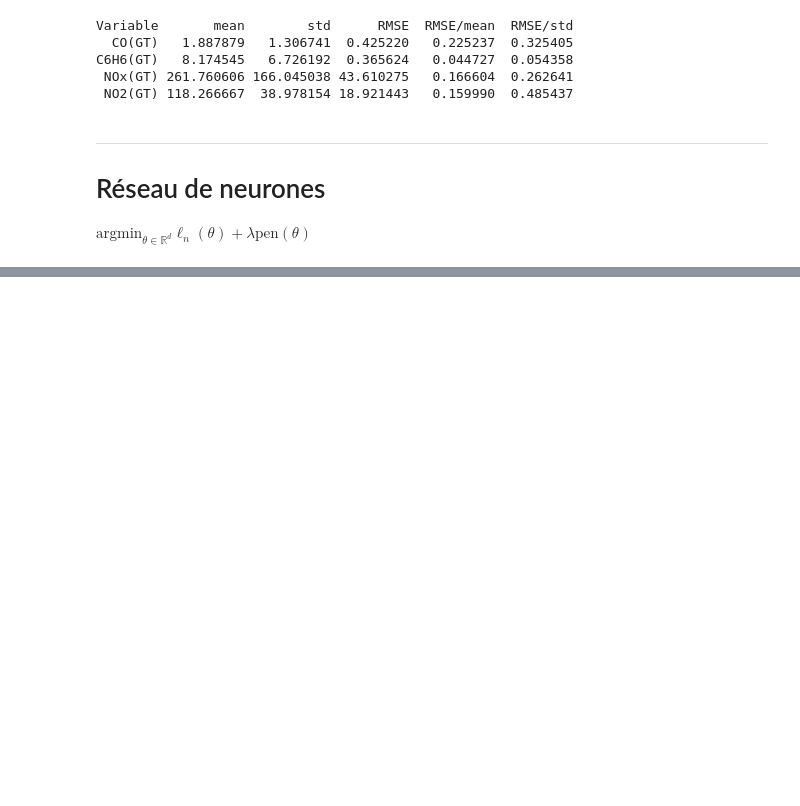
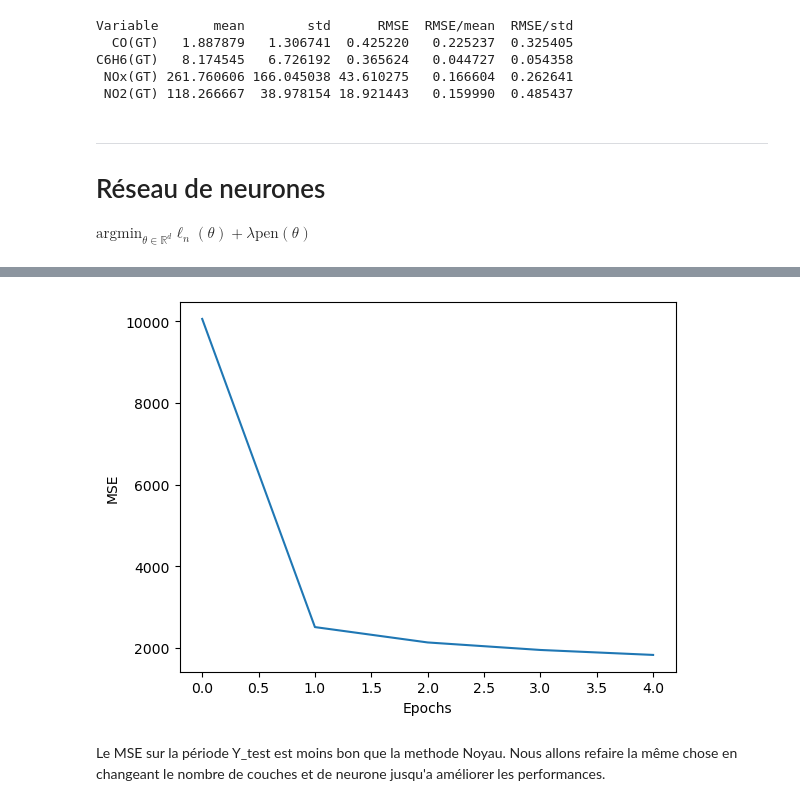
Before and after one commit to NourBouabid/regression_air_quality, a Jupyter notebook: notebook.ipynb, the cells around one changed output, grey strips where cells are left out. Drawn from its saved outputs; the diff is of its cells as text; code cells hidden in the pictures; blank space fills up the shorter version.

```diff
--- a/notebook.ipynb
+++ b/notebook.ipynb
@@ -414,0 +488,3 @@ $\mathrm{argmin}_{\theta \in \mathbb{R}^d}{\ell_n(\theta) + \lambda \mathrm{pen}
+# %%
+test_model(16,[32],1)
+# %% [output]
@@ -414,0 +503,3 @@ $\mathrm{argmin}_{\theta \in \mathbb{R}^d}{\ell_n(\theta) + \lambda \mathrm{pen}
+[figure, added]
+# %% [markdown]
+Le MSE sur la période Y_test est moins bon que la methode Noyau. Nous allons refaire la même chose en changeant le nombre de couches et de neurone jusqu'a améliorer les performances.
```
Also changed, not shown: parts of 5 cells of this notebook.
